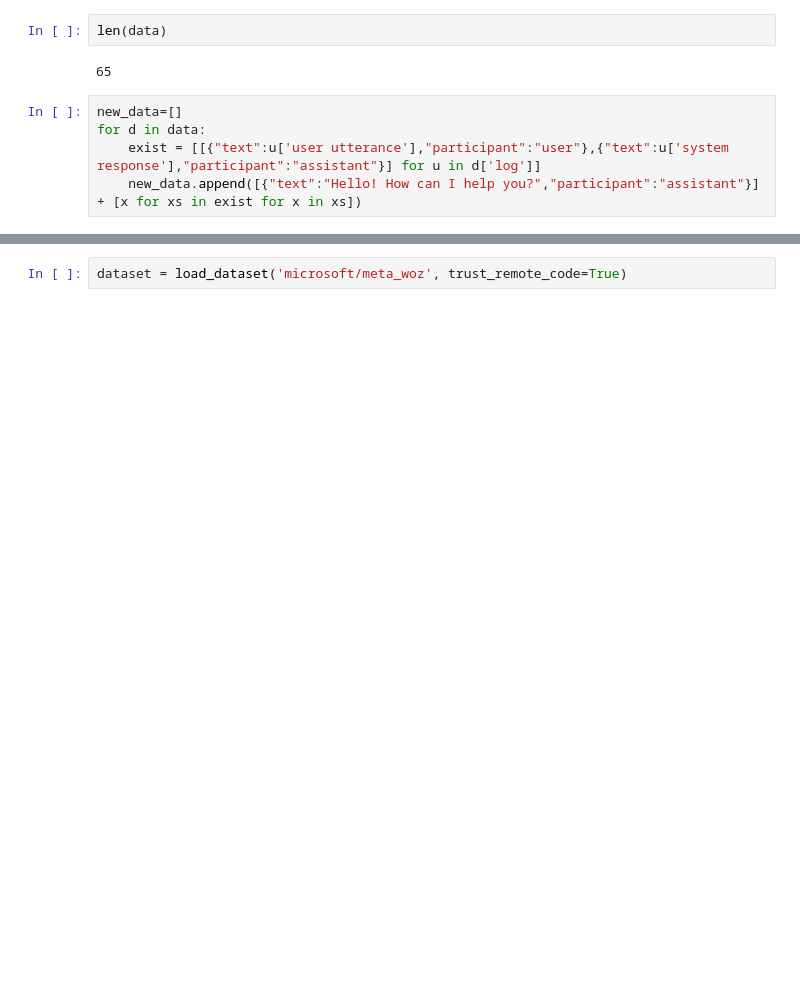
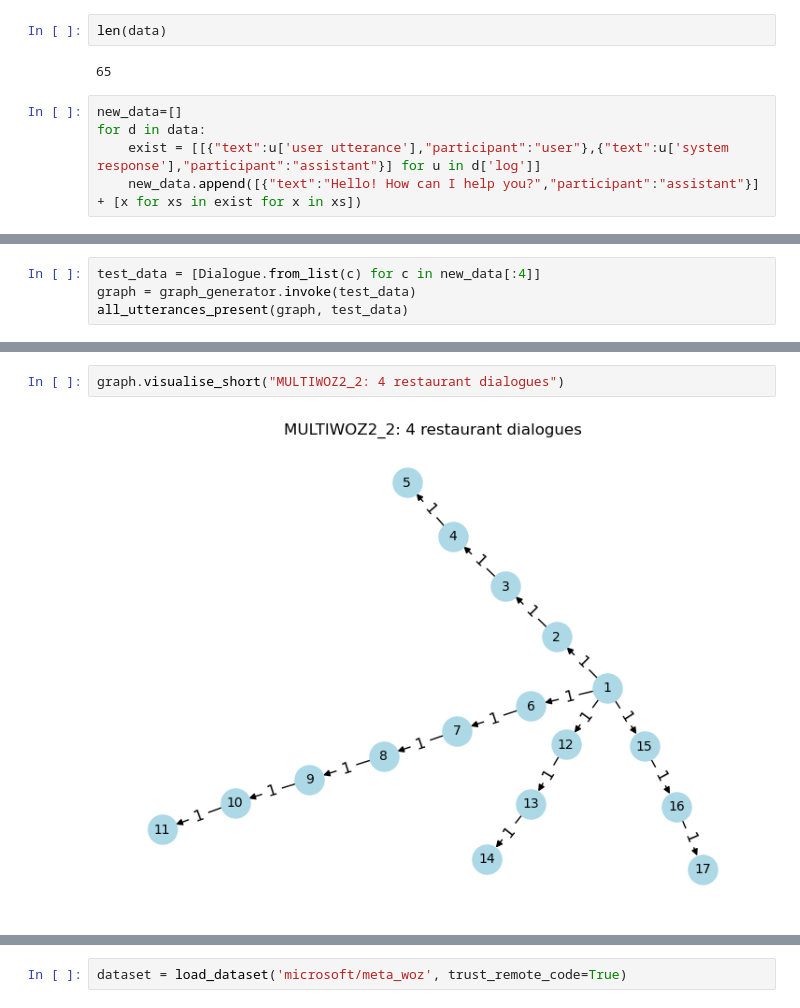
Before and after one commit to deeppavlov/dialogue2graph, a Jupyter notebook: experiments/exp20250218_extra_datasets/check_datasets.ipynb, the cells around one changed output, grey strips where cells are left out. Cells and saved outputs as stored; diff of their text form; blank space fills up the shorter version.

```diff
--- a/experiments/exp20250218_extra_datasets/check_datasets.ipynb
+++ b/experiments/exp20250218_extra_datasets/check_datasets.ipynb
@@ -272,0 +266,4 @@ result_graph.visualise()
+# %%
+test_data = [Dialogue.from_list(c) for c in new_data[:4]]
+graph = graph_generator.invoke(test_data)
+all_utterances_present(graph, test_data)
@@ -272,0 +278,4 @@ result_graph.visualise()
+# %%
+graph.visualise_short("MULTIWOZ2_2: 4 restaurant dialogues")
+# %% [output]
+[figure, added]
```
Also changed, not shown: parts of 111 cells of this notebook, 7 other files.
